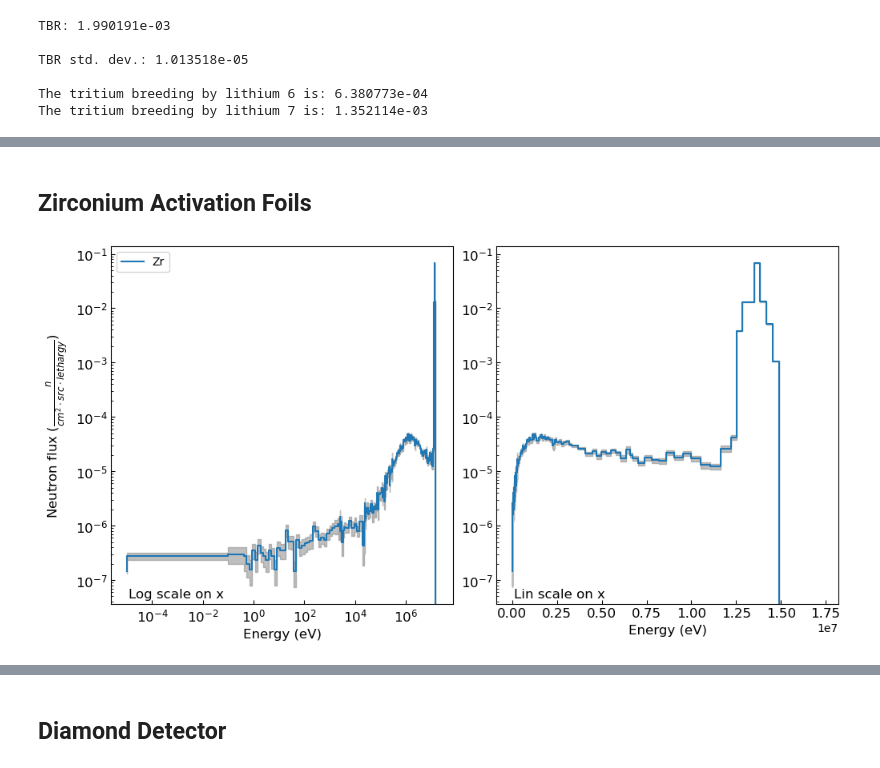
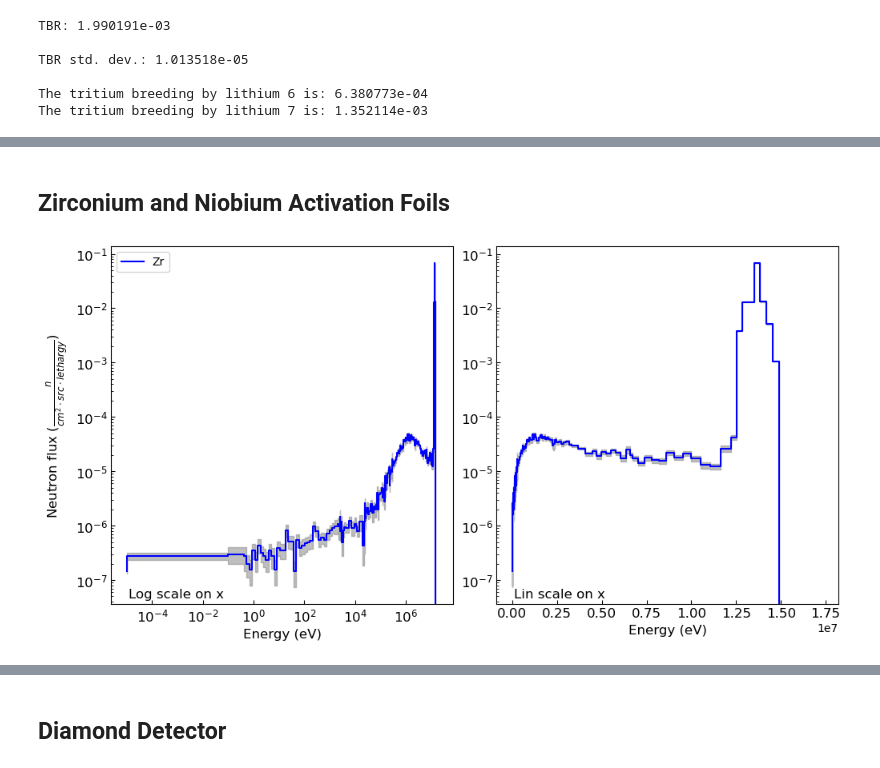
Before and after one commit to LIBRA-project/BABY-1L-run-1, a Jupyter notebook: analysis/neutron/postprocessing.ipynb, the cells around one changed output, grey strips where cells are left out. Drawn from its saved outputs; the diff is of its cells as text; code cells hidden in the pictures.

Commit message:
plot zr, nb e diamond current

```diff
--- a/analysis/neutron/postprocessing.ipynb
+++ b/analysis/neutron/postprocessing.ipynb
@@ -205,2 +221,2 @@ plot = plot_mesh_tally(
 # %% [markdown]
-## Zirconium Activation Foils
+## Zirconium and Niobium Activation Foils
@@ -210,6 +230,6 @@ act_foils_surface = helpers.calculate_circle_surface(act_foils_radius)
 zr_current = helpers.rescale_to_lethargy(act_foils_zr_current, act_foils_surface)
 ylabel_n = r'Neutron flux $(\frac{n}{cm^2 \cdot src \cdot lethargy})$'
 # %%
-helpers.plot_results(zr_current, ylabel=ylabel_n)
+helpers.plot_results(zr_current, ylabel=ylabel_n, label='Zr', color='blue')
 # %% [output]
-[figure, old version]
+[figure, new version]
```
Also changed, not shown: parts of 18 cells of this notebook, 2 other files.
